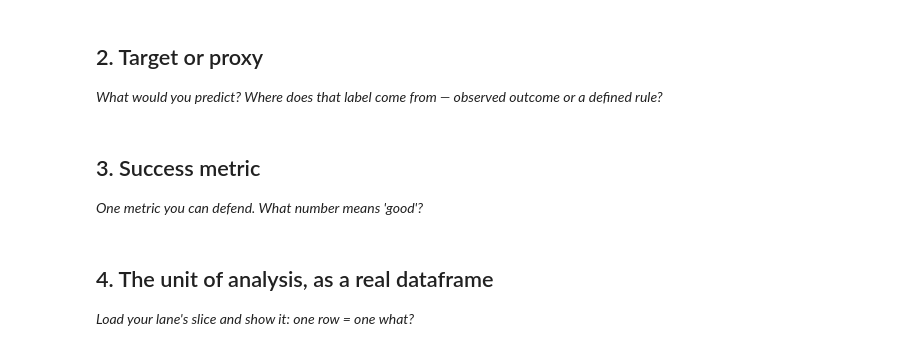
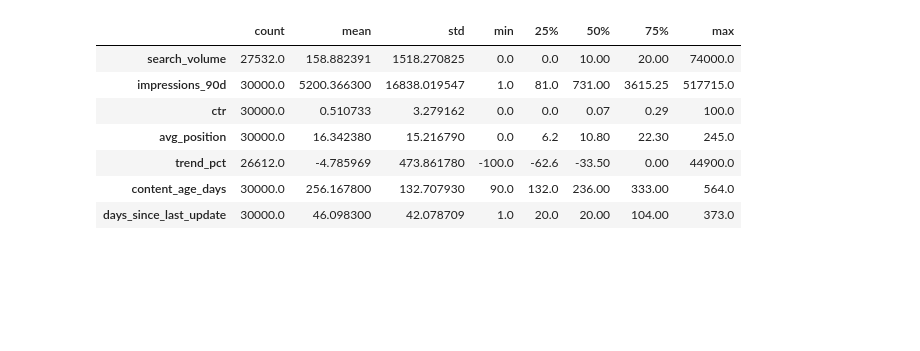
Before and after one commit to Little-Master-Umer/FlyRank_ML_Internship, a Jupyter notebook: work/notebooks/w02_ml_task_framing.ipynb, the cells around one changed output. Drawn from its saved outputs; the diff is of its cells as text; code cells hidden in the pictures; blank space fills up the shorter version.

```diff
--- a/work/notebooks/w02_ml_task_framing.ipynb
+++ b/work/notebooks/w02_ml_task_framing.ipynb
@@ -13,7 +313,30 @@ This skeleton is yours to fill. Work the sections **in order** — each one has
 # %%
 # This cell is for CODE (numbers, a query, a check).
 # Write your text answer in the cell ABOVE this one — typing sentences here breaks Run All.
+# Show that the dataset contains variation across several signals.
+# This supports the argument that a single threshold may lose information.
+
+comparison_columns = [
+    "search_volume",
+    "impressions_90d",
+    "ctr",
+    "avg_position",
+    "trend_pct",
+    "content_age_days",
+    "days_since_last_update",
+]
+
+comparison_columns = [
+    c for c in comparison_columns if c in df.columns
+]
+
+df[comparison_columns].describe().T
+# %% [output]
+|  | count | mean | std | min | 25% | 50% | 75% | max |
+| search_volume | 27532.0 | 158.882391 | 1518.270825 | 0.0 | 0.0 | 10.00 | 20.00 | 74000.0 |
+| impressions_90d | 30000.0 | 5200.366300 | 16838.019547 | 1.0 | 81.0 | 731.00 | 3615.25 | 517715.0 |
+| ctr | 30000.0 | 0.510733 | 3.279162 | 0.0 | 0.0 | 0.07 | 0.29 | 100.0 |
+| avg_position | 30000.0 | 16.342380 | 15.216790 | 0.0 | 6.2 | 10.80 | 22.30 | 245.0 |
+| trend_pct | 26612.0 | -4.785969 | 473.861780 | -100.0 | -62.6 | -33.50 | 0.00 | 44900.0 |
+| content_age_days | 30000.0 | 256.167800 | 132.707930 | 90.0 | 132.0 | 236.00 | 333.00 | 564.0 |
+| days_since_last_update | 30000.0 | 46.098300 | 42.078709 | 1.0 | 20.0 | 20.00 | 104.00 | 373.0 |
-# %% [markdown]
-## 2. Target or proxy
-
-*What would you predict? Where does that label come from — observed outcome or a defined rule?*
@@ -23,4 +342,0 @@ This skeleton is yours to fill. Work the sections **in order** — each one has
-# %% [markdown]
-## 3. Success metric
-
-*One metric you can defend. What number means 'good'?*
@@ -30,4 +342,0 @@ This skeleton is yours to fill. Work the sections **in order** — each one has
-# %% [markdown]
-## 4. The unit of analysis, as a real dataframe
-
-*Load your lane's slice and show it: one row = one what?*
```
Also changed, not shown: parts of 16 cells of this notebook.
